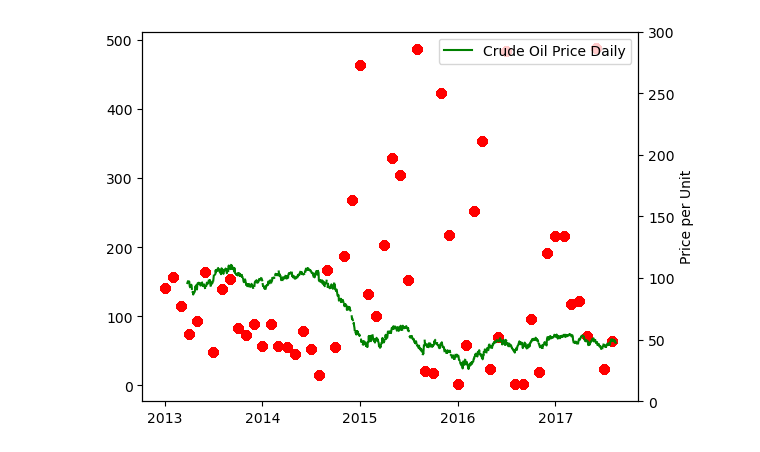
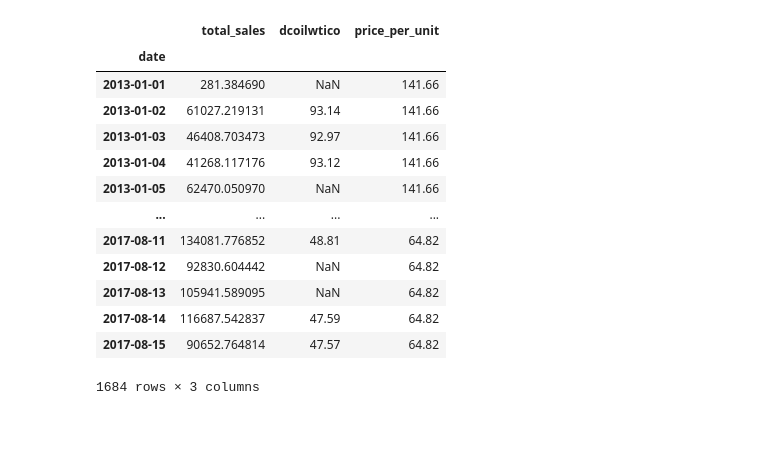
Before and after one commit to stijndirickx/Case-2, a Jupyter notebook: SalesByOil.ipynb, the cells around one changed output. Saved outputs shown, nothing was run; the diff lists cells and outputs as text; code cells hidden in the pictures; blank space fills up the shorter version.

```diff
--- a/SalesByOil.ipynb
+++ b/SalesByOil.ipynb
@@ -90,26 +53,0 @@ df
-# %%
-import pandas as pd
-import matplotlib.pyplot as plt
-
-# Assuming df is your DataFrame containing the data
-# Convert 'date' column to datetime format
-df['date'] = pd.to_datetime(df['date'])
-
-# Sort DataFrame by 'date'
-df = df.sort_values('date')
-
-# Plot total_sales
-plt.figure(figsize=(10, 6))
-plt.plot(df['date'], df['total_sales'], color='blue', label='Total Sales')
-
-# Create a second y-axis for dcoilwtico
-plt.twinx()
-plt.plot(df['date'], df['dcoilwtico'], color='red', label='Crude Oil Price Daily')
-
-# Set labels and title
-plt.xlabel('Date')
-plt.ylabel('Total Sales')
-plt.title('Total Sales and Crude Oil Price Over Time')
-plt.legend()
-
-plt.show()
@@ -118,26 +54,20 @@ plt.show()
-# %%
-import pandas as pd
-import matplotlib.pyplot as plt
-
-# Assuming df is your DataFrame containing the data
-# Convert 'date' column to datetime format
-merged_df['date'] = pd.to_datetime(df['date'])
-
-# Sort DataFrame by 'date'
-merged_df = merged_df.sort_values('date')
-
-unique_data = merged_df.drop_duplicates(subset=['date', 'price_per_unit'])
-unique_data2 = merged_df.drop_duplicates(subset=['date', 'price'])
-unique_data = unique_data[unique_data['price_per_unit'] != 0]
-
-plt.scatter(unique_data2['date_oil_M'], unique_data2['price_per_unit'], color='red', label='Price/Unit?')
-# plt.scatter(unique_data2['date_oil_M'], unique_data2['price'], color='blue', label='Price')
-plt.twinx()
-plt.plot(df['date'], df['dcoilwtico'], color='green', label='Crude Oil Price Daily')
-plt.xlabel('Date')
-plt.ylabel('Price per Unit')
-plt.ylim(0, 300)
-plt.legend()
-plt.show()
-# %% [output]
-[figure, removed]
+# %%
+copy_df = df # Save
+# %%
+df = copy_df # Get df
+display(df)
+# %% [output]
+|  | total_sales | dcoilwtico | price_per_unit |
+| date |  |  |  |
+| 2013-01-01 | 281.384690 | NaN | 141.66 |
+| 2013-01-02 | 61027.219131 | 93.14 | 141.66 |
+| 2013-01-03 | 46408.703473 | 92.97 | 141.66 |
+| 2013-01-04 | 41268.117176 | 93.12 | 141.66 |
+| 2013-01-05 | 62470.050970 | NaN | 141.66 |
+| ... | ... | ... | ... |
+| 2017-08-11 | 134081.776852 | 48.81 | 64.82 |
+| 2017-08-12 | 92830.604442 | NaN | 64.82 |
+| 2017-08-13 | 105941.589095 | NaN | 64.82 |
+| 2017-08-14 | 116687.542837 | 47.59 | 64.82 |
+| 2017-08-15 | 90652.764814 | 47.57 | 64.82 |
+1684 rows × 3 columns
```
Also changed, not shown: parts of 8 cells of this notebook, 2 other files.
